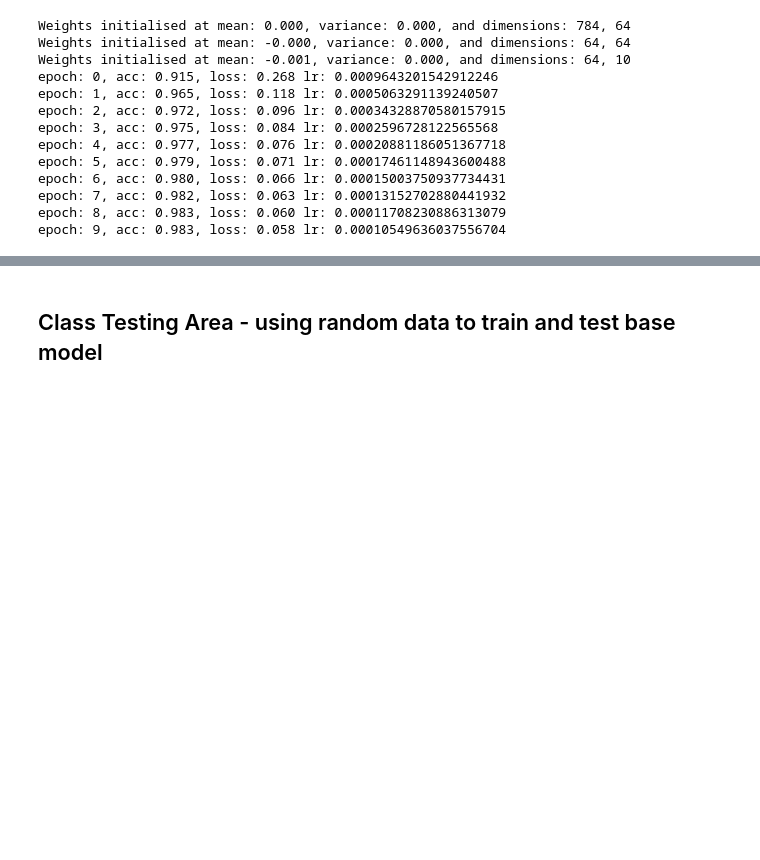
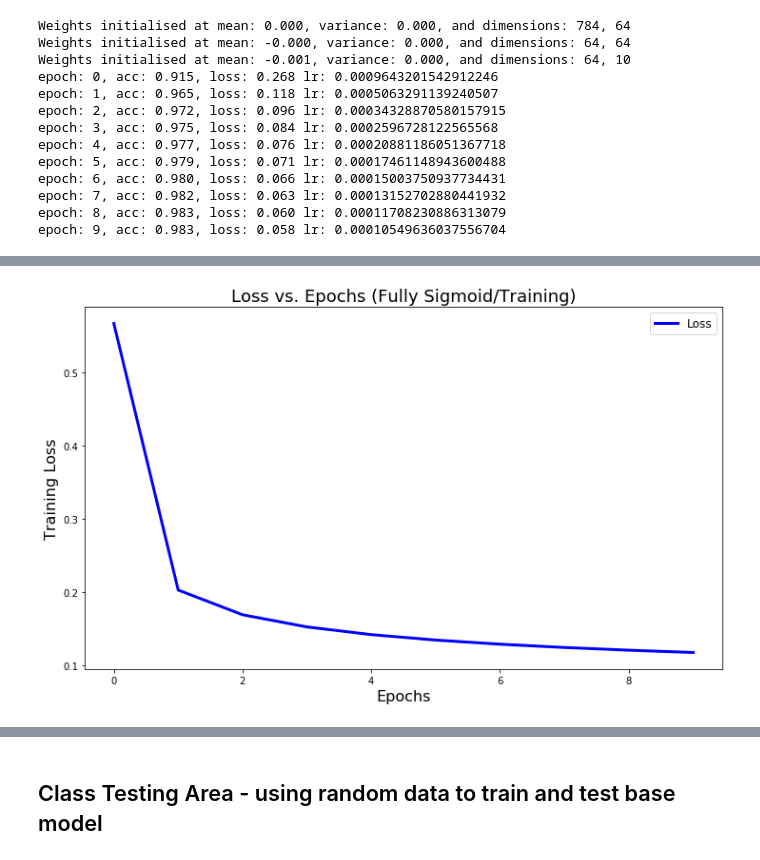
Before and after one commit to Assassinsarms/INM702_Coursework, a Jupyter notebook: T2Aaron_Mir_INM702_Task_2.ipynb, the cells around one changed output, grey strips where cells are left out. Cells and saved outputs as stored; diff of their text form; code cells hidden in the pictures; blank space fills up the shorter version.

```diff
--- a/T2Aaron_Mir_INM702_Task_2.ipynb
+++ b/T2Aaron_Mir_INM702_Task_2.ipynb
@@ -139,11 +139,11 @@ class ReLU:
         self.deriv_inputs[self.inputs <= 0] = 0                                                          # 0 gradient for negative input values
 # %%
 class Sigmoid:
-   def forward(self, inputs):
+   def forward_pass(self, inputs):
       self.inputs = inputs
       self.output = 1 / (1 + np.exp(-inputs))
 
-   def backward(self, tbd):
+   def backward_pass(self, tbd):
       self.deriv_inputs = tbd * (1 - self.output) * self.output
 # %%
 class Softmax:
@@ -359,0 +393,29 @@ plt.show()
+# %%
+#-----------------------Testing (Fully ReLU) ---------------------#
+epoch_acc_test = []
+epoch_loss_test = []
+epoch_count = []
+testing_steps = len(X_test) // batch_size
+if testing_steps * batch_size < len(X_test):
+    testing_steps += 1
+for epoch in range(epochs):
+    accuracy.new_batch()
+    loss_and_activation.loss.new_batch()
+    for step in range(steps):
+        batch_X = X_test[step*batch_size:(step+1)*batch_size]
+        batch_y = y_test[step*batch_size:(step+1)*batch_size]
+        #-----------Forward Pass------------#
+        fc_layer1.forward_pass(batch_X)
+        activation1.forward_pass(fc_layer1.output)
+        fc_layer2.forward_pass(activation1.output)
+        activation2.forward_pass(fc_layer2.output)
+        fc_layer3.forward_pass(activation2.output)
+        loss = loss_and_activation.forward_pass(fc_layer3.output, batch_y)
+        predictions = np.argmax(loss_and_activation.output, axis=1)
+        acc = accuracy.accuracy(predictions, batch_y)
+    accumulated_acc_test = accuracy.accumulated_accuracy()
+    accumulated_loss_test = loss_and_activation.loss.accumulated_loss()
+    epoch_acc_test.append(accumulated_acc_test)                                                                     # holds the accuracy for each epoch
+    epoch_loss_test.append(accumulated_acc_test)                                                                   # holds the loss for each epoch
+    epoch_count.append(epoch)
+print(f'Testing acc: {accumulated_acc_test:.3f}, ' + f'Testing loss: {accumulated_loss_test:.3f} ')
@@ -359,0 +496,10 @@ plt.show()
+# %%
+plt.figure(figsize=(12, 7))
+plt.plot(epoch_count, epoch_loss, 'b', linewidth=3.0, label='Loss')
+plt.title('Loss vs. Epochs (Fully Sigmoid/Training)', fontsize=18)
+plt.xlabel('Epochs', fontsize=16)
+plt.ylabel('Training Loss', fontsize=16)
+plt.legend(fontsize=12)
+plt.show()
+# %% [output]
+[figure, added]
```
Also changed, not shown: parts of 11 cells of this notebook, 2 other files.
